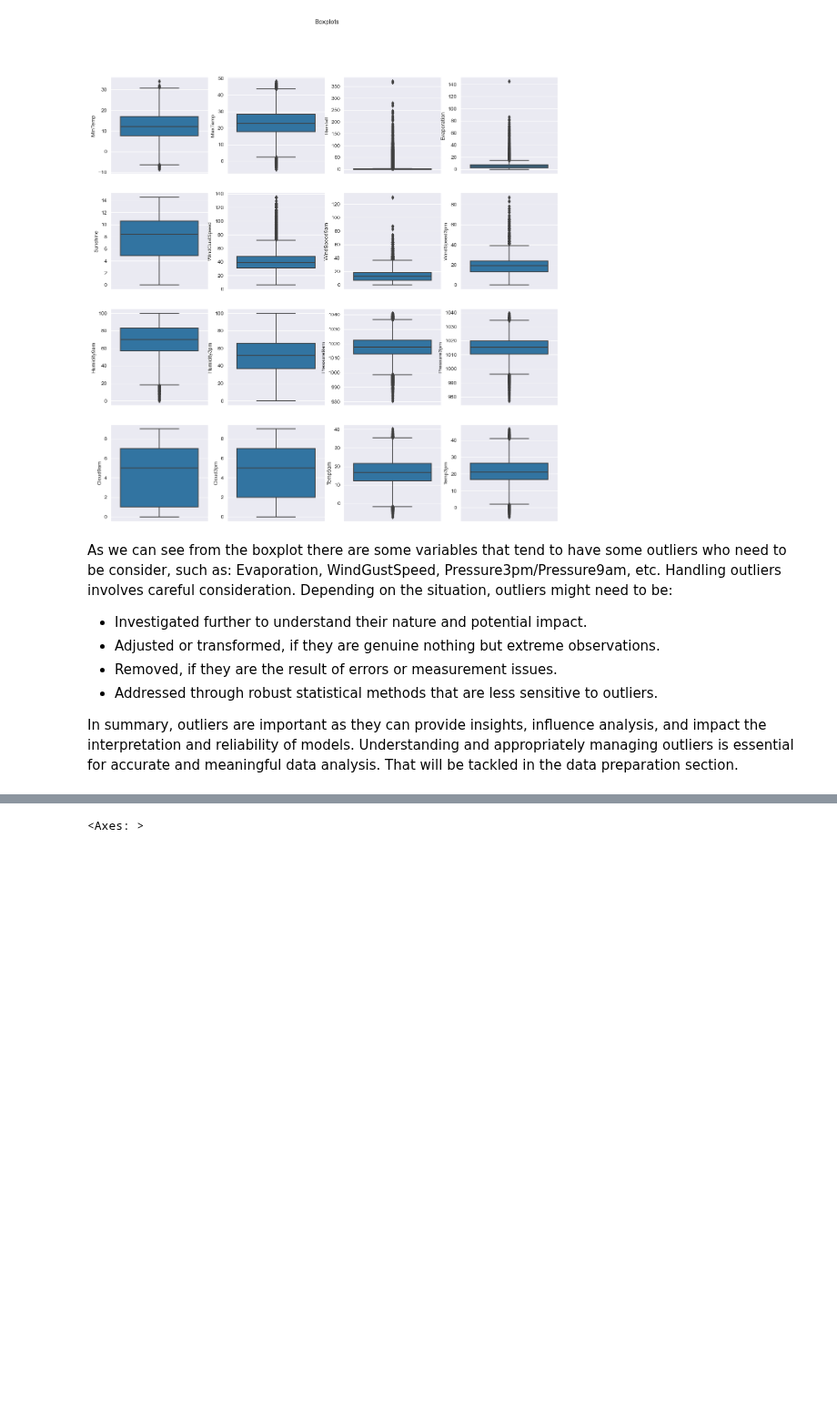
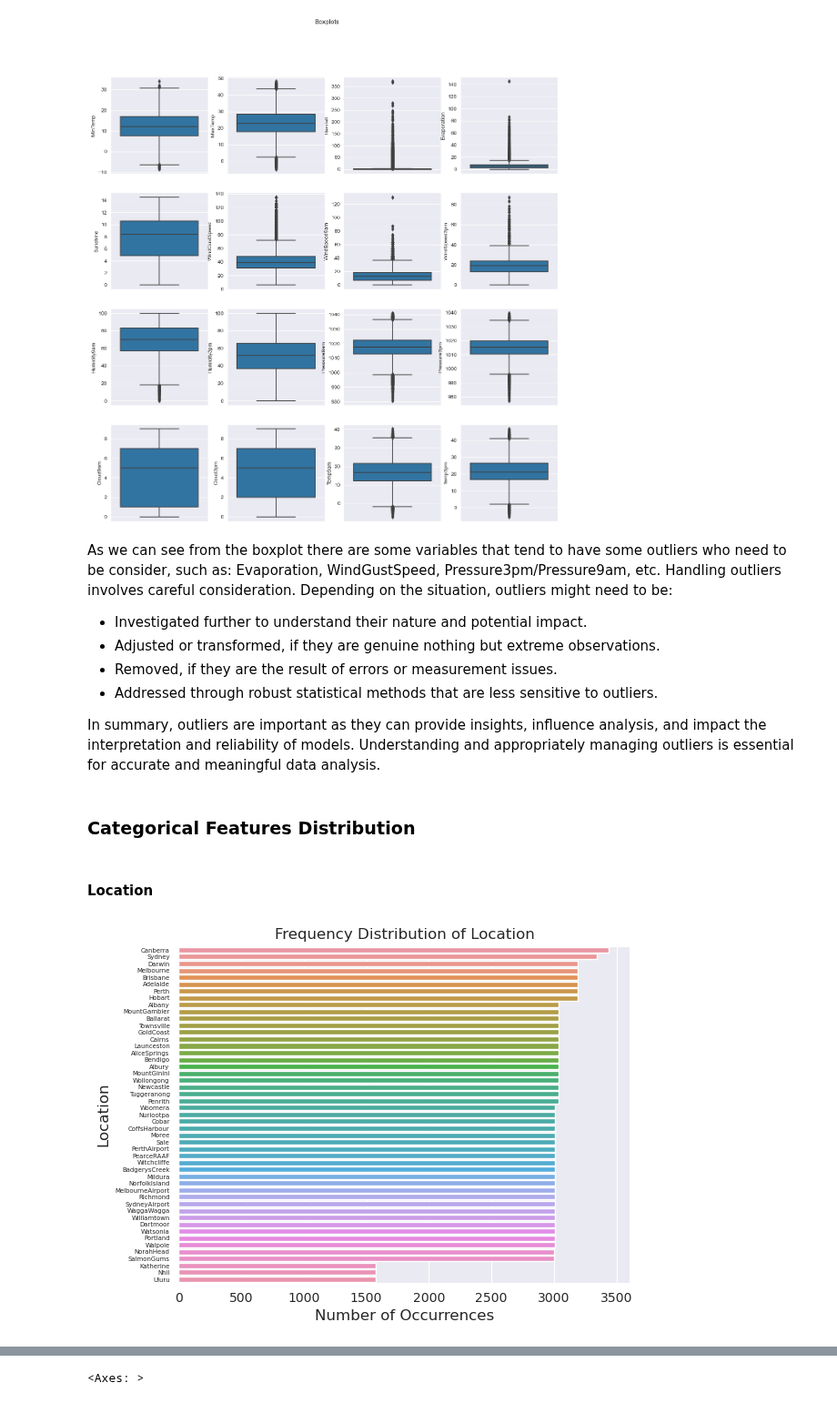
Before and after one commit to goncalobraga27/DAA, a Jupyter notebook: src/parte1/data_exploration/before_preparation.ipynb, the cells around one changed output, grey strips where cells are left out. Shown at 91% size. Saved outputs shown, nothing was run; the diff lists cells and outputs as text; code cells hidden in the pictures; blank space fills up the shorter version.

```diff
--- a/src/parte1/data_exploration/before_preparation.ipynb
+++ b/src/parte1/data_exploration/before_preparation.ipynb
@@ -55,0 +58,2 @@ df
+# %%
+df = pd.read_csv('../../../datasets/parte1/weatherAUS.csv')
@@ -285,4 +321,19 @@ Handling outliers involves careful consideration. Depending on the situation, ou
 - Removed, if they are the result of errors or measurement issues.
 - Addressed through robust statistical methods that are less sensitive to outliers.
 
-In summary, outliers are important as they can provide insights, influence analysis, and impact the interpretation and reliability of models. Understanding and appropriately managing outliers is essential for accurate and meaningful data analysis. That will be tackled in the data preparation section.
+In summary, outliers are important as they can provide insights, influence analysis, and impact the interpretation and reliability of models. Understanding and appropriately managing outliers is essential for accurate and meaningful data analysis.
+# %% [markdown]
+### Categorical Features Distribution
+# %% [markdown]
+#### Location
+# %%
+location_count = df['Location'].value_counts()
+sns.set_style('darkgrid')
+sns.barplot(x=location_count.values, y=location_count.index, orient='h')
+plt.title('Frequency Distribution of Location')
+plt.xlabel('Number of Occurrences', fontsize=12)
+plt.ylabel('Location', fontsize=12)
+plt.yticks(fontsize=5)
+plt.show()
+# %% [output]
+[figure, added]
```
Also changed, not shown: parts of 63 cells of this notebook, 1 other file.
